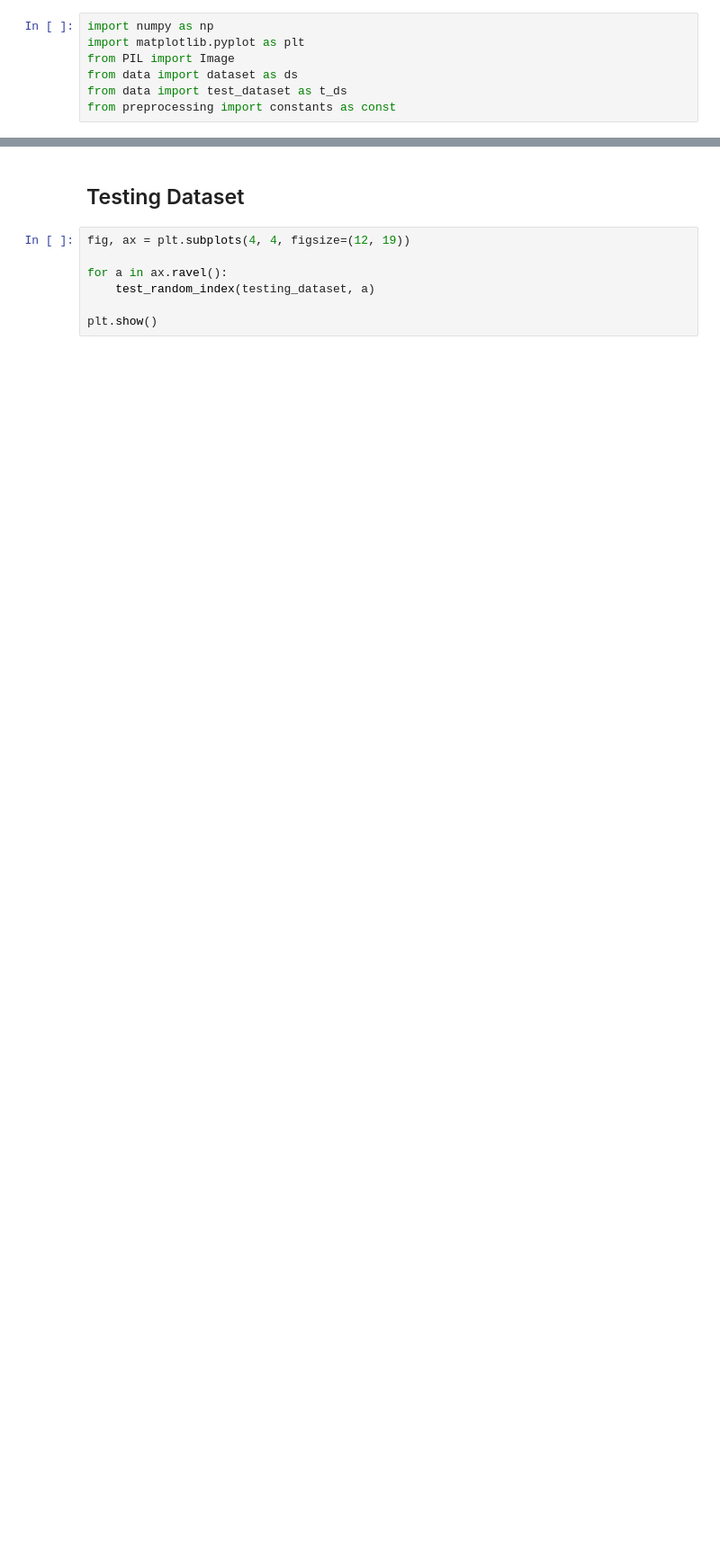
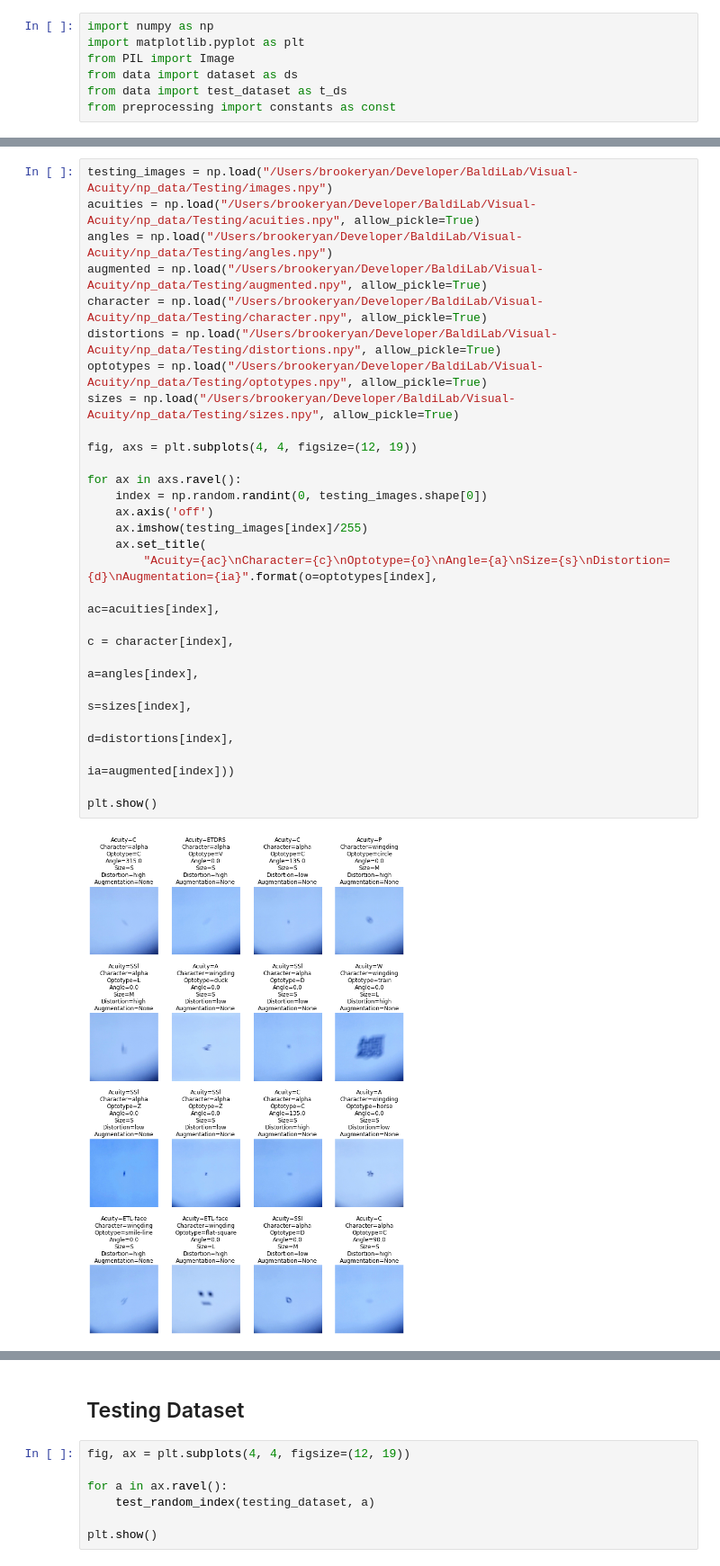
Before and after one commit to brookekelseyryan/VisualAcuity, a Jupyter notebook: src/data/test_dataset_visual.ipynb, the cells around one changed output, grey strips where cells are left out. Shown at 90% size. Cells and saved outputs as stored; diff of their text form; blank space fills up the shorter version.

Commit message:
data and labels are successfully saved to .npy files

```diff
--- a/src/data/test_dataset_visual.ipynb
+++ b/src/data/test_dataset_visual.ipynb
@@ -88 +74,29 @@ def test_random_index(dataset, ax, index=None):
+# %%
+testing_images = np.load("/Users/brookeryan/Developer/BaldiLab/Visual-Acuity/np_data/Testing/images.npy")
+acuities = np.load("/Users/brookeryan/Developer/BaldiLab/Visual-Acuity/np_data/Testing/acuities.npy", allow_pickle=True)
+angles = np.load("/Users/brookeryan/Developer/BaldiLab/Visual-Acuity/np_data/Testing/angles.npy")
+augmented = np.load("/Users/brookeryan/Developer/BaldiLab/Visual-Acuity/np_data/Testing/augmented.npy", allow_pickle=True)
+character = np.load("/Users/brookeryan/Developer/BaldiLab/Visual-Acuity/np_data/Testing/character.npy", allow_pickle=True)
+distortions = np.load("/Users/brookeryan/Developer/BaldiLab/Visual-Acuity/np_data/Testing/distortions.npy", allow_pickle=True)
+optotypes = np.load("/Users/brookeryan/Developer/BaldiLab/Visual-Acuity/np_data/Testing/optotypes.npy", allow_pickle=True)
+sizes = np.load("/Users/brookeryan/Developer/BaldiLab/Visual-Acuity/np_data/Testing/sizes.npy", allow_pickle=True)
+
+fig, axs = plt.subplots(4, 4, figsize=(12, 19))
+
+for ax in axs.ravel():
+    index = np.random.randint(0, testing_images.shape[0])
+    ax.axis('off')
+    ax.imshow(testing_images[index]/255)
+    ax.set_title(
+        "Acuity={ac}\nCharacter={c}\nOptotype={o}\nAngle={a}\nSize={s}\nDistortion={d}\nAugmentation={ia}".format(o=optotypes[index],
+                                                                                                  ac=acuities[index],
+                                                                                                                  c = character[index],
+                                                                                     a=angles[index],
+                                                                                     s=sizes[index],
+                                                                                     d=distortions[index],
+                                                                                     ia=augmented[index]))
+
+plt.show()
+# %% [output]
+[figure, added]
 # %% [markdown]
```
Also changed, not shown: parts of 12 cells of this notebook, 8 other files.
